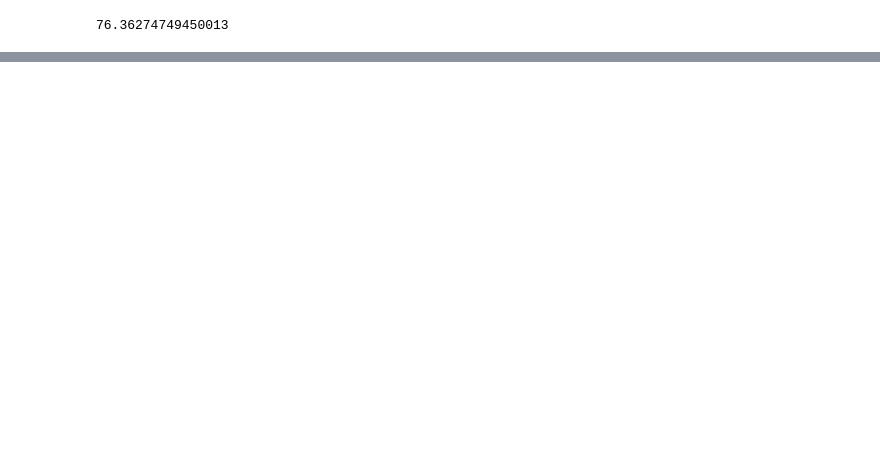
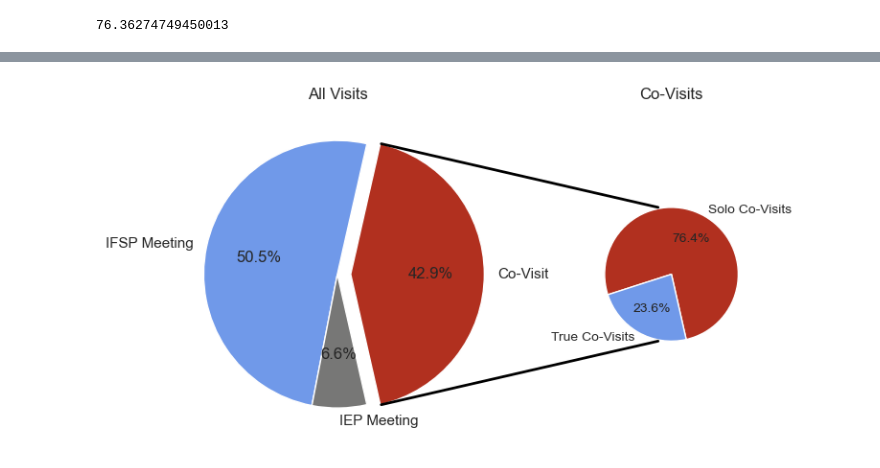
Before and after one commit to NSS-Data-Analytics-Cohort-8/teis_da8_1-granny_pandas, a Jupyter notebook: notebooks/q3.ipynb, the cells around one changed output, grey strips where cells are left out. Saved outputs shown, nothing was run; the diff lists cells and outputs as text; code cells hidden in the pictures; blank space fills up the shorter version.

```diff
--- a/notebooks/q3.ipynb
+++ b/notebooks/q3.ipynb
@@ -461,0 +478,58 @@ plt.show()
+# %%
+# colors for chart
+colors = ["#B1301F", "#7099E9", "#777776"]
+sns.set_theme() #this will put your chart on default settings so we all start on the same page
+sns.set_palette(colors) #this will plug in the color palette.
+
+# make figure and assign axis objects
+fig = plt.figure(figsize=(9, 5.0625))
+ax1 = fig.add_subplot(121)
+ax2 = fig.add_subplot(122)
+fig.subplots_adjust(wspace=0)
+
+# large pie chart parameters
+ratios = [.429, .505, .066]
+labels = ['Co-Visit', 'IFSP Meeting', 'IEP Meeting']
+explode = [0.1, 0, 0]
+# rotate so that first wedge is split by the x-axis
+angle = -180 * ratios[0]
+ax1.pie(ratios, autopct='%1.1f%%', startangle=angle,
+        labels=labels, explode=explode)
+
+# small pie chart parameters
+ratios = [.764, .236]
+labels = ['Solo Co-Visits', 'True Co-Visits']
+width = .2
+
+ax2.pie(ratios, autopct='%1.1f%%', startangle=angle,
+        labels=labels, radius=0.5, textprops={'size': 'smaller'})
+
+ax1.set_title('All Visits')
+ax2.set_title('Co-Visits')
+
+# use ConnectionPatch to draw lines between the two plots
+# get the wedge data
+theta1, theta2 = ax1.patches[0].theta1, ax1.patches[0].theta2
+center, r = ax1.patches[0].center, ax1.patches[0].r
+
+# draw top connecting line
+x = r * np.cos(np.pi / 181 * theta2) + center[0]
+y = np.sin(np.pi / 180 * theta2) + center[1]
+con = ConnectionPatch(xyA=(- width / 2, .5), xyB=(x, y),
+                      coordsA="data", coordsB="data", axesA=ax2, axesB=ax1)
+con.set_color([0, 0, 0])
+con.set_linewidth(2)
+ax2.add_artist(con)
+
+# draw bottom connecting line
+x = r * np.cos(np.pi / 181 * theta1) + center[0]
+y = np.sin(np.pi / 180 * theta1) + center[1]
+con = ConnectionPatch(xyA=(- width / 2, -.5), xyB=(x, y), coordsA="data",
+                      coordsB="data", axesA=ax2, axesB=ax1)
+con.set_color([0, 0, 0])
+ax2.add_artist(con)
+con.set_linewidth(2)
+
+plt.show()
+# %% [output]
+[figure, added]
```
Also changed, not shown: parts of 11 cells of this notebook, 1 other file.
